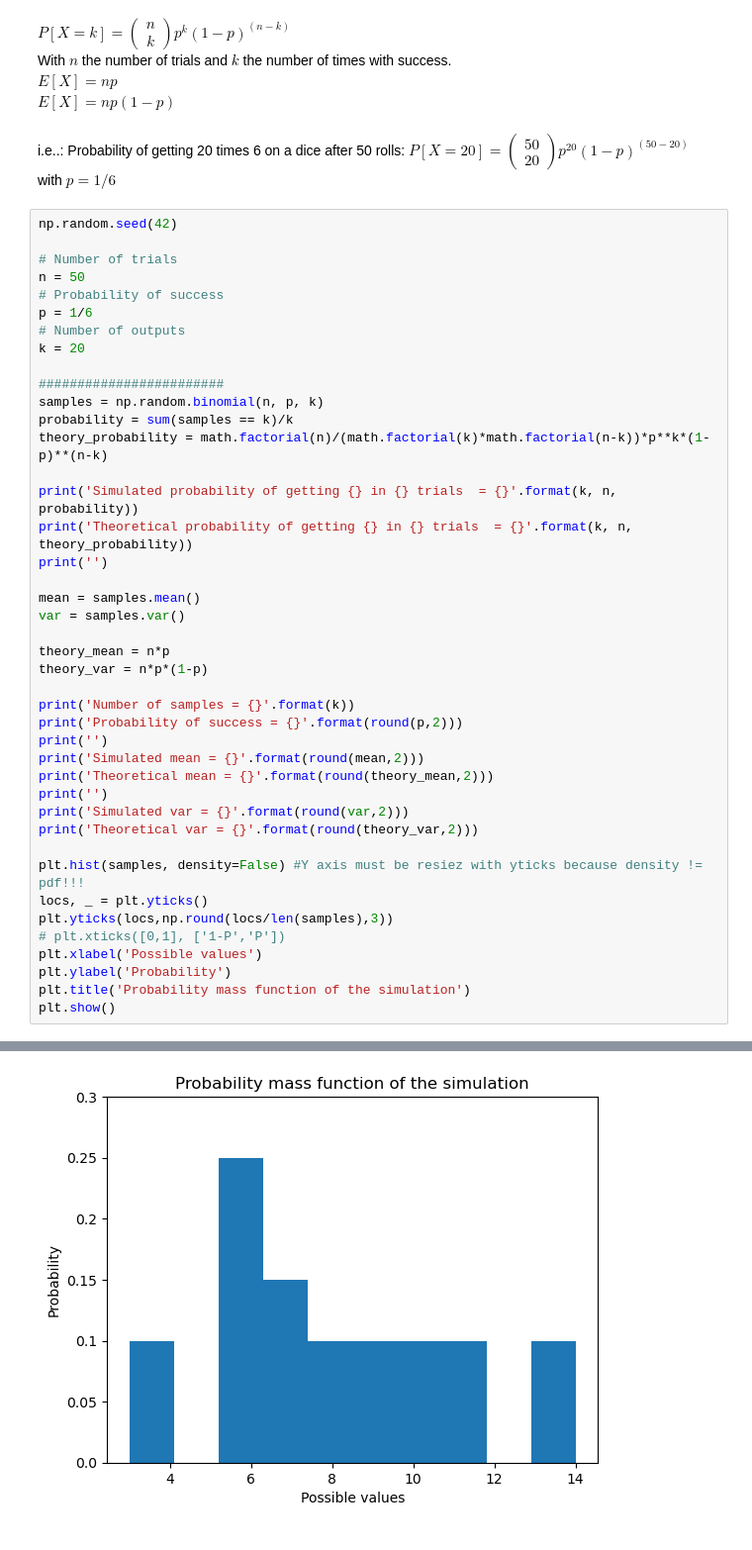
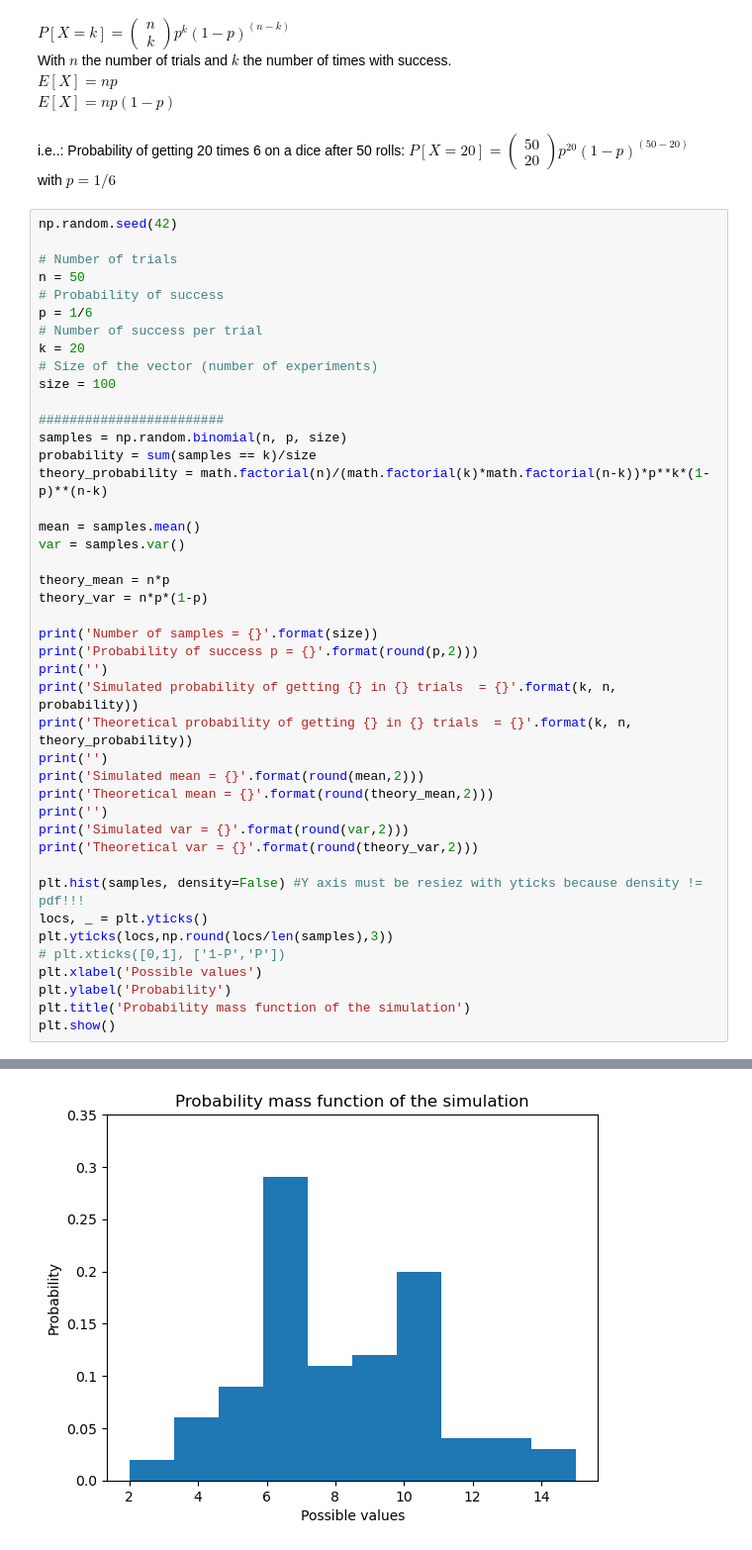
Before and after one commit to javicebri/DataAnalysis-DataScience, a Jupyter notebook: Theory & Practice/001-Distributions.ipynb, the cells around one changed output, grey strips where cells are left out. Shown at 99% size. Drawn from its saved outputs; the diff is of its cells as text.

```diff
--- a/Theory & Practice/001-Distributions.ipynb
+++ b/Theory & Practice/001-Distributions.ipynb
@@ -61,17 +61,15 @@ np.random.seed(42)
 n = 50
 # Probability of success
 p = 1/6
-# Number of outputs
+# Number of success per trial
 k = 20
+# Size of the vector (number of experiments)
+size = 100
 
 ########################
-samples = np.random.binomial(n, p, k)
-probability = sum(samples == k)/k
+samples = np.random.binomial(n, p, size)
+probability = sum(samples == k)/size
 theory_probability = math.factorial(n)/(math.factorial(k)*math.factorial(n-k))*p**k*(1-p)**(n-k)
-
-print('Simulated probability of getting {} in {} trials  = {}'.format(k, n, probability))
-print('Theoretical probability of getting {} in {} trials  = {}'.format(k, n, theory_probability))
-print('')
 
 mean = samples.mean()
 var = samples.var()
@@ -79,8 +77,11 @@ var = samples.var()
 theory_mean = n*p
 theory_var = n*p*(1-p)
 
-print('Number of samples = {}'.format(k))
-print('Probability of success = {}'.format(round(p,2)))
+print('Number of samples = {}'.format(size))
+print('Probability of success p = {}'.format(round(p,2)))
+print('')
+print('Simulated probability of getting {} in {} trials  = {}'.format(k, n, probability))
+print('Theoretical probability of getting {} in {} trials  = {}'.format(k, n, theory_probability))
 print('')
 print('Simulated mean = {}'.format(round(mean,2)))
 print('Theoretical mean = {}'.format(round(theory_mean,2)))
@@ -110,2 +111,2 @@ Simulated var = 7.65
 Theoretical var = 6.94
-[figure, old version]
+[figure, new version]
```
Also changed, not shown: parts of 4 cells of this notebook.
